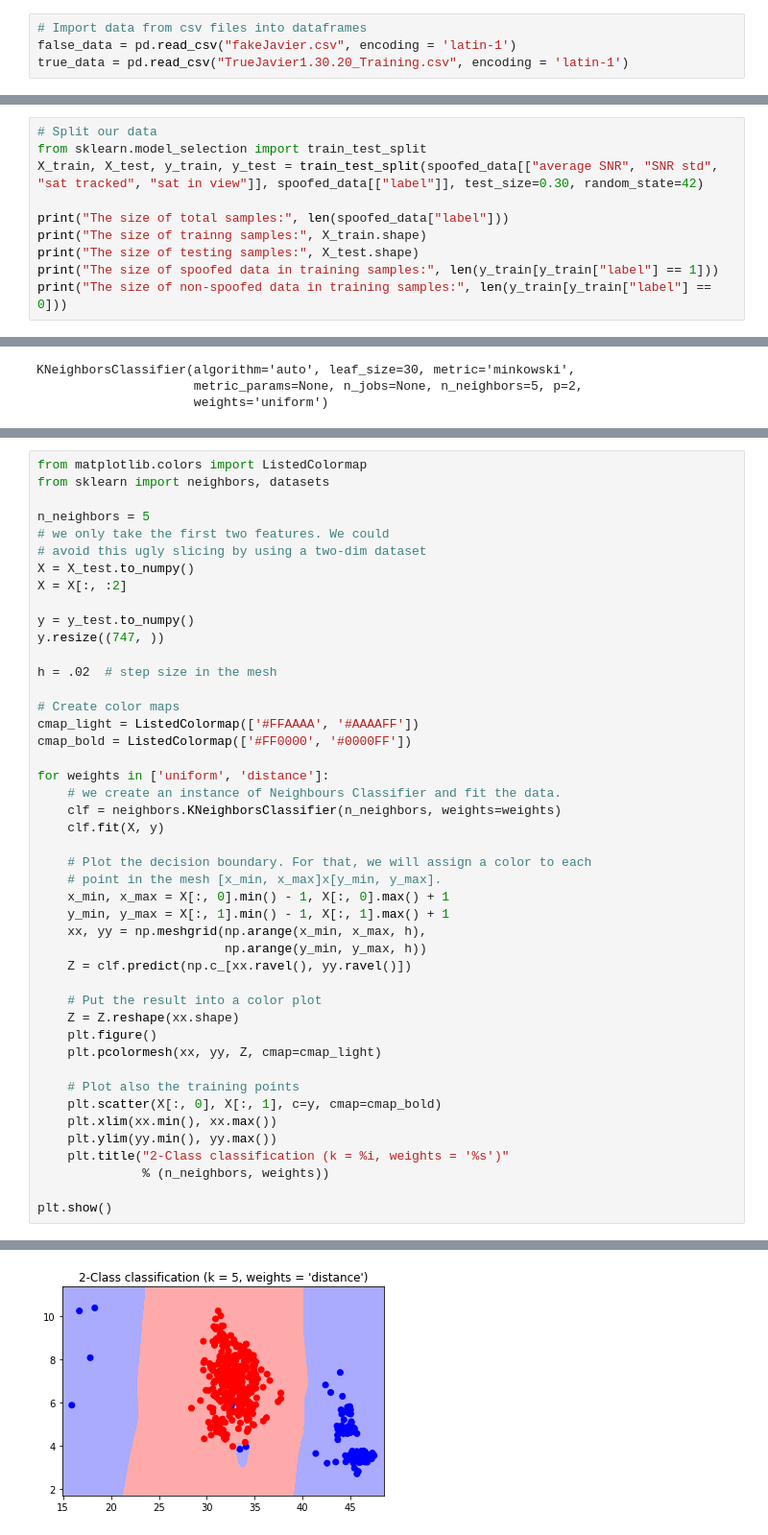
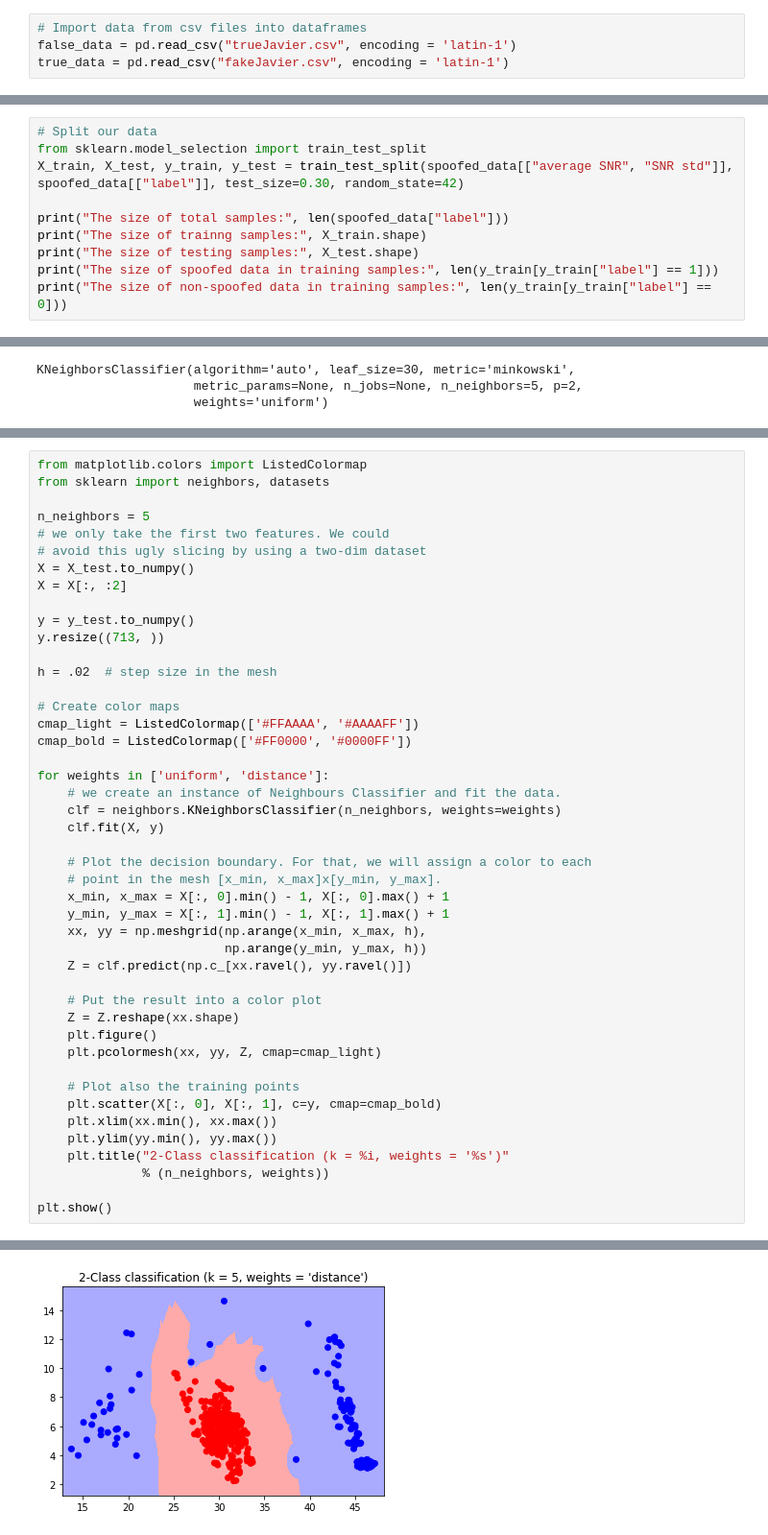
Before and after one commit to jicampos/GPS-Spoofing, a Jupyter notebook: KNN_NMEA.ipynb, the cells around one changed output, grey strips where cells are left out. Shown at 96% size. Saved outputs shown, nothing was run; the diff lists cells and outputs as text.

```diff
--- a/KNN_NMEA.ipynb
+++ b/KNN_NMEA.ipynb
@@ -11,8 +11,8 @@ import warnings
 warnings.filterwarnings('ignore')
 # %%
 # Import data from csv files into dataframes
-false_data = pd.read_csv("fakeJavier.csv", encoding = 'latin-1')
-true_data = pd.read_csv("TrueJavier1.30.20_Training.csv", encoding = 'latin-1')
+false_data = pd.read_csv("trueJavier.csv", encoding = 'latin-1')
+true_data = pd.read_csv("fakeJavier.csv", encoding = 'latin-1')
 # %%
 # Combine both dataframes into one
 spoofed_data = false_data.append(true_data, ignore_index=True)
@@ -158,7 +185,7 @@ sns.pairplot(spoofed_data[["label","average SNR", "SNR std", "sat tracked", "sat
 # %%
 # Split our data
 from sklearn.model_selection import train_test_split
-X_train, X_test, y_train, y_test = train_test_split(spoofed_data[["average SNR", "SNR std", "sat tracked", "sat in view"]], spoofed_data[["label"]], test_size=0.30, random_state=42)
+X_train, X_test, y_train, y_test = train_test_split(spoofed_data[["average SNR", "SNR std"]], spoofed_data[["label"]], test_size=0.30, random_state=42)
 
 print("The size of total samples:", len(spoofed_data["label"]))
 print("The size of trainng samples:", X_train.shape)
@@ -207,7 +256,7 @@ X = X_test.to_numpy()
 X = X[:, :2]
 
 y = y_test.to_numpy()
-y.resize((747, ))
+y.resize((713, ))
 
 h = .02  # step size in the mesh
 
@@ -246 +295 @@ plt.show()
-[figure, old version]
+[figure, new version]
```
Also changed, not shown: parts of 18 cells of this notebook.
